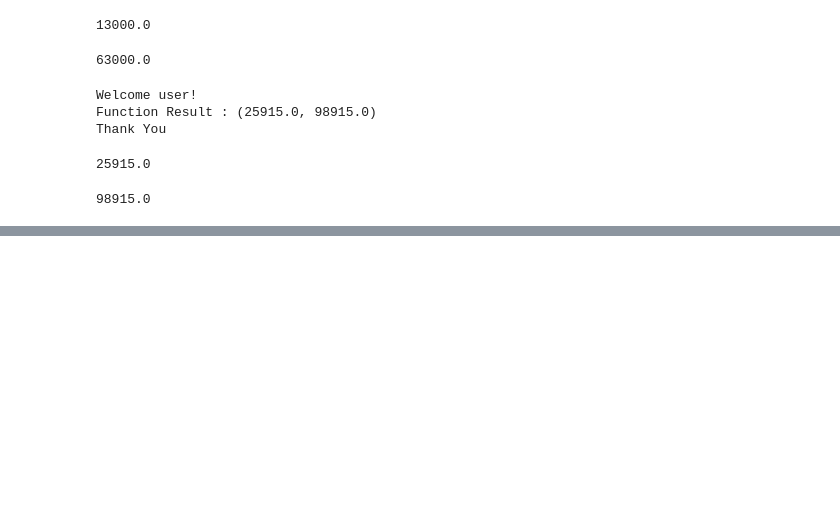
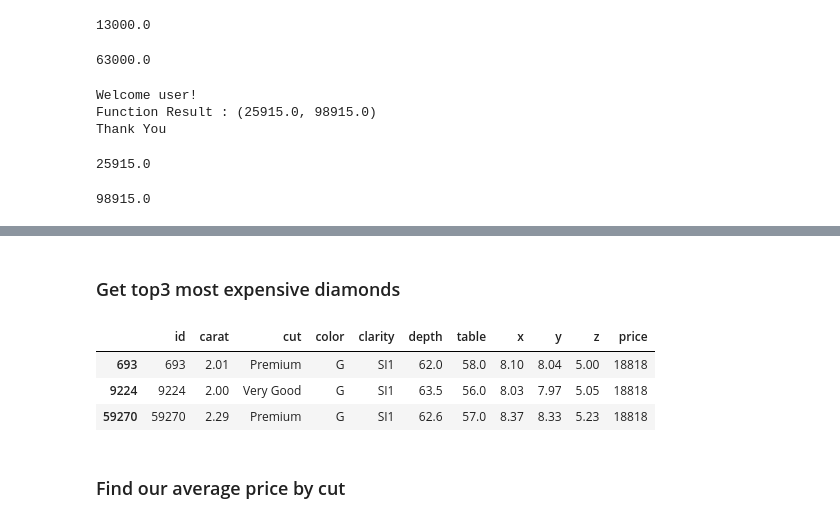
Before and after one commit to madtechy/ADVANCE-PYTHON, a Jupyter notebook: 2 Decorators/decorators.ipynb, the cells around one changed output, grey strips where cells are left out. Saved outputs shown, nothing was run; the diff lists cells and outputs as text; code cells hidden in the pictures; blank space fills up the shorter version.

```diff
--- a/2 Decorators/decorators.ipynb
+++ b/2 Decorators/decorators.ipynb
@@ -79,0 +242,11 @@ a2
+# %% [markdown]
+### Get top3 most expensive diamonds
+# %%
+df.nlargest(n=3, columns="price")
+# %% [output]
+|  | id | carat | cut | color | clarity | depth | table | x | y | z | price |
+| 693 | 693 | 2.01 | Premium | G | SI1 | 62.0 | 58.0 | 8.10 | 8.04 | 5.00 | 18818 |
+| 9224 | 9224 | 2.00 | Very Good | G | SI1 | 63.5 | 56.0 | 8.03 | 7.97 | 5.05 | 18818 |
+| 59270 | 59270 | 2.29 | Premium | G | SI1 | 62.6 | 57.0 | 8.37 | 8.33 | 5.23 | 18818 |
+# %% [markdown]
+### Find our average price by cut
```
Also changed, not shown: parts of 26 cells of this notebook, 1 other file.
